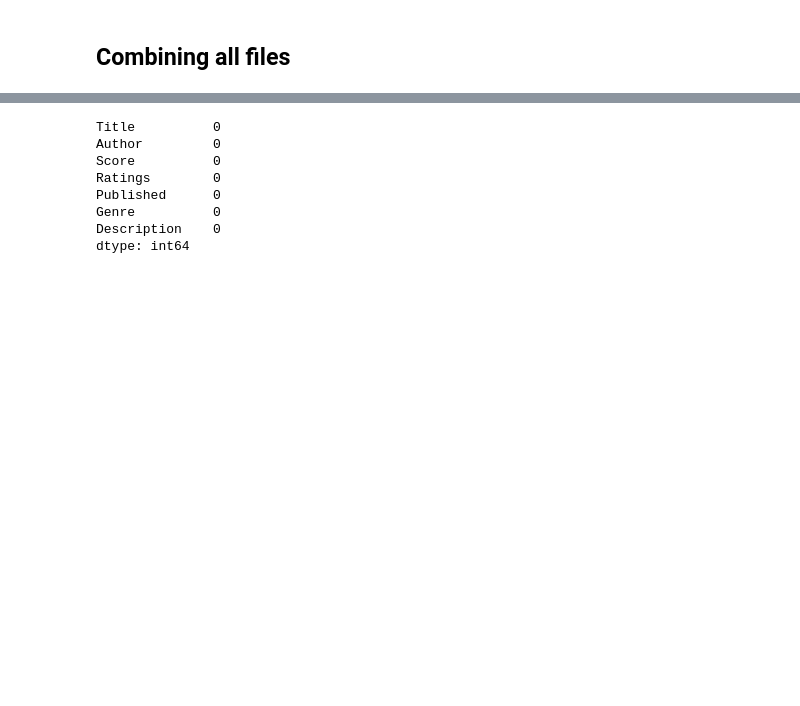
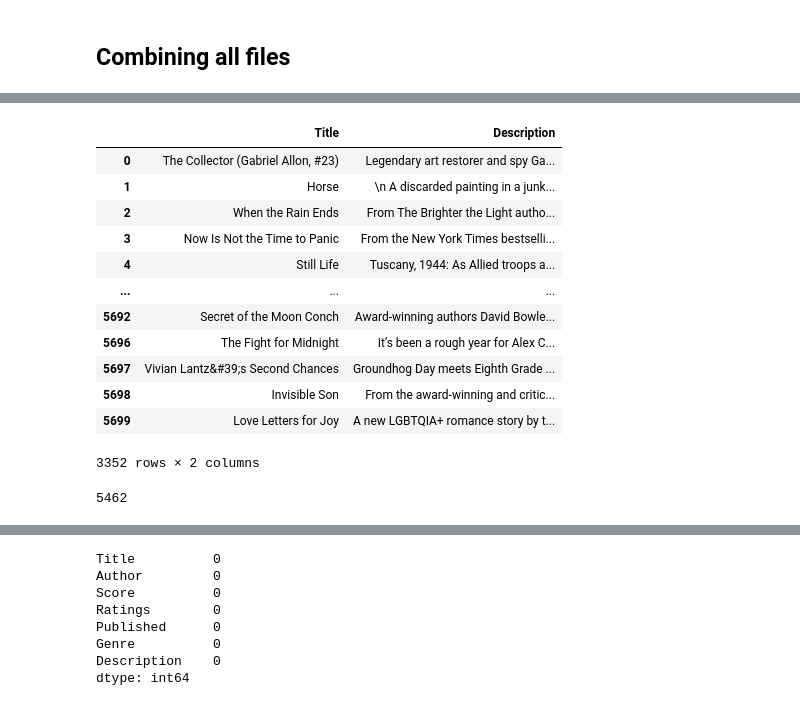
Before and after one commit to nikhil-1e9/web-scraping, a Jupyter notebook: Scraping-Goodreads.ipynb, the cells around one changed output, grey strips where cells are left out. Cells and saved outputs as stored; diff of their text form; code cells hidden in the pictures; blank space fills up the shorter version.

```diff
--- a/Scraping-Goodreads.ipynb
+++ b/Scraping-Goodreads.ipynb
@@ -463,0 +484,24 @@ memory usage: 310.5+ KB
+# %%
+all_genres_df.drop_duplicates(subset='Title', inplace=True)[['Title', 'Description']].to_csv('book_descriptions.csv')
+# %% [output]
+|  | Title | Description |
+| 0 | The Collector (Gabriel Allon, #23) | Legendary art restorer and spy Ga... |
+| 1 | Horse | \n A discarded painting in a junk... |
+| 2 | When the Rain Ends | From The Brighter the Light autho... |
+| 3 | Now Is Not the Time to Panic | From the New York Times bestselli... |
+| 4 | Still Life | Tuscany, 1944: As Allied troops a... |
+| ... | ... | ... |
+| 5692 | Secret of the Moon Conch | Award-winning authors David Bowle... |
+| 5696 | The Fight for Midnight | It’s been a rough year for Alex C... |
+| 5697 | Vivian Lantz&#39;s Second Chances | Groundhog Day meets Eighth Grade ... |
+| 5698 | Invisible Son | From the award-winning and critic... |
+| 5699 | Love Letters for Joy | A new LGBTQIA+ romance story by t... |
+3352 rows × 2 columns
+# %%
+useful_desc = []
+for i in range(len(all_genres_df)):
+    if all_genres_df['Description'][i].find('{') == -1:
+        useful_desc.append(i)
+len(useful_desc)
+# %% [output]
+5462
```
Also changed, not shown: parts of 26 cells of this notebook.
